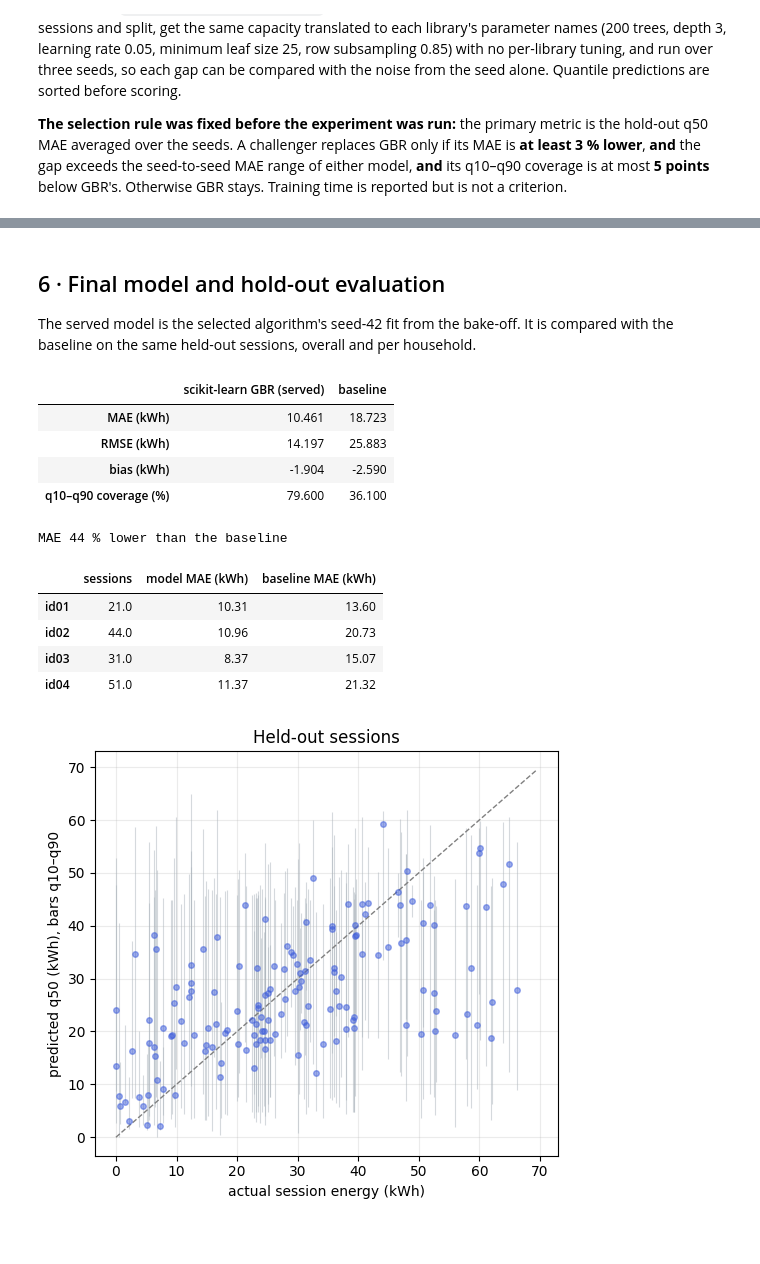
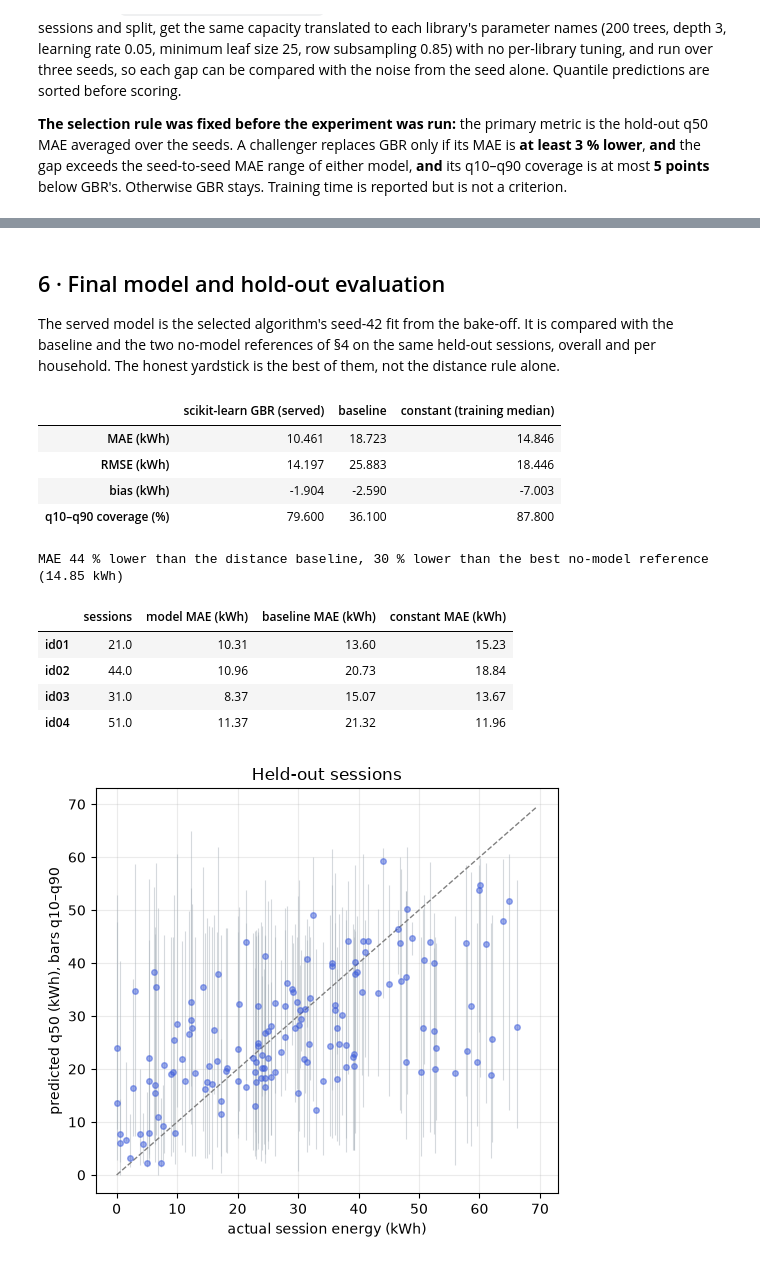
Before and after one commit to ENERTEF/TEF-EV-Service-4----EV-User-Charging-and-Usage-Profiles-Prediction-Service, a Jupyter notebook: EV_Session_Energy_Model.ipynb, the cells around one changed output, grey strips where cells are left out. Saved outputs shown, nothing was run; the diff lists cells and outputs as text; code cells hidden in the pictures; blank space fills up the shorter version.

```diff
--- a/EV_Session_Energy_Model.ipynb
+++ b/EV_Session_Energy_Model.ipynb
@@ -314,9 +331,18 @@ def scores(actual: np.ndarray, lo: np.ndarray, mid: np.ndarray, hi: np.ndarray)
 
 
 baseline_scores = scores(y_te, *baseline(test))
+
+# no-model references
+constant_scores = scores(y_te, *(np.full(len(y_te), q) for q in np.quantile(y_tr, [0.1, 0.5, 0.9])))
+table["trailing5"] = table.groupby("household").energy_kwh.transform(lambda s: s.shift().rolling(5, min_periods=1).median())
+trailing5 = table.trailing5.iloc[split:].fillna(float(np.median(y_tr))).to_numpy()
+trailing_scores = {"mae_kwh": round(float(np.mean(np.abs(trailing5 - y_te))), 3),
+                   "rmse_kwh": round(float(np.sqrt(np.mean((trailing5 - y_te) ** 2))), 3)}
 print(f"train {len(train)} sessions ({train.start.min():%d %b %Y} → {train.start.max():%d %b %Y}), "
       f"hold-out {len(test)} sessions ({test.start.min():%d %b %Y} → {test.start.max():%d %b %Y})")
 print("baseline on the hold-out:", baseline_scores)
+print("constant (training median) on the hold-out:", constant_scores)
+print("household trailing median (5 sessions) on the hold-out:", trailing_scores)
 # %% [output]
 train 587 sessions (01 Feb 2021 → 24 Nov 2021), hold-out 147 sessions (24 Nov 2021 → 30 Jan 2022)
 baseline on the hold-out: {'mae_kwh': 18.723, 'rmse_kwh': 25.883, 'bias_kwh': -2.59, 'coverage_q10_q90_pct': 36.1}
@@ -448,49 +476,54 @@ MAE over seeds 42, 43, 44.
 ## 6 · Final model and hold-out evaluation
 
 The served model is the selected algorithm's seed-42 fit from the bake-off. It is compared with the
-baseline on the same held-out sessions, overall and per household.
+baseline and the two no-model references of §4 on the same held-out sessions, overall and per household.
+The honest yardstick is the best of them, not the distance rule alone.
 # %%
 final = fitted_42[SELECTED]
 lo, mid, hi = predict_sorted(final, X_te)
 final_scores = scores(y_te, lo, mid, hi)
-display(pd.DataFrame({f"{LABELS[SELECTED]} (served)": final_scores, "baseline": baseline_scores}).rename(index={
+display(pd.DataFrame({f"{LABELS[SELECTED]} (served)": final_scores, "baseline": baseline_scores,
+                      "constant (training median)": constant_scores}).rename(index={
     "mae_kwh": "MAE (kWh)", "rmse_kwh": "RMSE (kWh)", "bias_kwh": "bias (kWh)", "coverage_q10_q90_pct": "q10–q90 coverage (%)"}))
-print(f"MAE {100 * (1 - final_scores['mae_kwh'] / baseline_scores['mae_kwh']):.0f} % lower than the baseline")
+best_naive = min(constant_scores["mae_kwh"], trailing_scores["mae_kwh"])
+print(f"MAE {100 * (1 - final_scores['mae_kwh'] / baseline_scores['mae_kwh']):.0f} % lower than the distance baseline, "
+      f"{100 * (1 - final_scores['mae_kwh'] / best_naive):.0f} % lower than the best no-model reference ({best_naive:.2f} kWh)")
 
 b_lo, b_mid, b_hi = baseline(test)
 per_household = {}
 for hid in HOUSEHOLDS:
     m = (test.household == hid).to_numpy()
     if m.any():
         per_household[hid] = {"sessions": int(m.sum()),
                               "model MAE (kWh)": round(float(np.mean(np.abs(mid[m] - y_te[m]))), 2),
-                              "baseline MAE (kWh)": round(float(np.mean(np.abs(b_mid[m] - y_te[m]))), 2)}
+                              "baseline MAE (kWh)": round(float(np.mean(np.abs(b_mid[m] - y_te[m]))), 2),
+                              "constant MAE (kWh)": round(float(np.mean(np.abs(np.median(y_tr) - y_te[m]))), 2)}
 per_household = pd.DataFrame(per_household).T
 display(per_household)
 
 fig, ax = plt.subplots(figsize=(5.4, 5.0))
 ax.errorbar(y_te, mid, yerr=[mid - lo, hi - mid], fmt="o", ms=4, alpha=0.5, color="#3b5bdb", ecolor="#adb5bd", lw=0.8)
 lim = max(y_te.max(), hi.max()) * 1.05
 ax.plot([0, lim], [0, lim], ls="--", lw=1, color="grey")
 ax.set_xlabel("actual session energy (kWh)")
 ax.set_ylabel("predicted q50 (kWh), bars q10–q90")
 ax.set_title("Held-out sessions")
 ax.grid(alpha=0.25)
 fig.tight_layout()
 plt.show()
 # %% [output]
-|  | scikit-learn GBR (served) | baseline |
-| MAE (kWh) | 10.461 | 18.723 |
-| RMSE (kWh) | 14.197 | 25.883 |
-| bias (kWh) | -1.904 | -2.590 |
-| q10–q90 coverage (%) | 79.600 | 36.100 |
+|  | scikit-learn GBR (served) | baseline | constant (training median) |
+| MAE (kWh) | 10.461 | 18.723 | 14.846 |
+| RMSE (kWh) | 14.197 | 25.883 | 18.446 |
+| bias (kWh) | -1.904 | -2.590 | -7.003 |
+| q10–q90 coverage (%) | 79.600 | 36.100 | 87.800 |
-MAE 44 % lower than the baseline
+MAE 44 % lower than the distance baseline, 30 % lower than the best no-model reference (14.85 kWh)
-|  | sessions | model MAE (kWh) | baseline MAE (kWh) |
-| id01 | 21.0 | 10.31 | 13.60 |
-| id02 | 44.0 | 10.96 | 20.73 |
-| id03 | 31.0 | 8.37 | 15.07 |
-| id04 | 51.0 | 11.37 | 21.32 |
+|  | sessions | model MAE (kWh) | baseline MAE (kWh) | constant MAE (kWh) |
+| id01 | 21.0 | 10.31 | 13.60 | 15.23 |
+| id02 | 44.0 | 10.96 | 20.73 | 18.84 |
+| id03 | 31.0 | 8.37 | 15.07 | 13.67 |
+| id04 | 51.0 | 11.37 | 21.32 | 11.96 |
-[figure, old version]
+[figure, new version]
 # %% [markdown]
 ## 7 · Export — `Data/models/`
 
```
Also changed, not shown: parts of 10 cells of this notebook, 9 other files.
